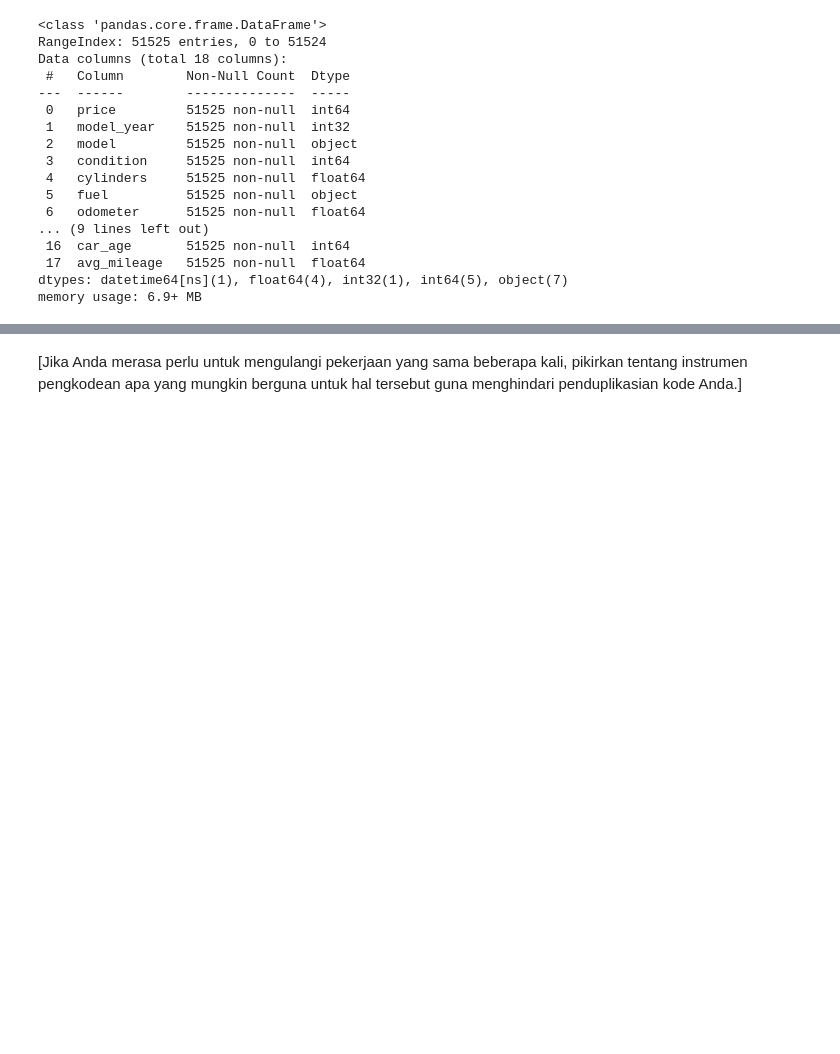
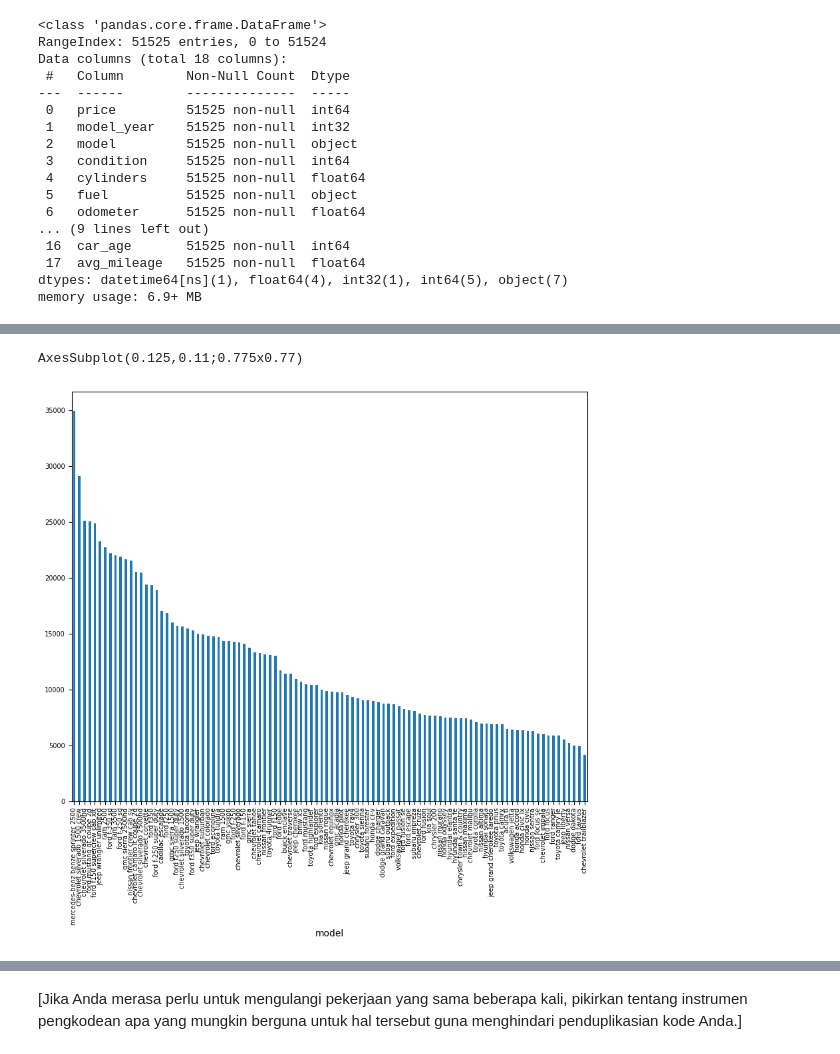
Before and after one commit to ShirotaT/DataAnalyst_Practicum, a Jupyter notebook: Project_3/57ec1497-8bd0-4989-ae0f-b3a815bc570b.ipynb, the cells around one changed output, grey strips where cells are left out. Saved outputs shown, nothing was run; the diff lists cells and outputs as text; code cells hidden in the pictures; blank space fills up the shorter version.

```diff
--- a/Project_3/57ec1497-8bd0-4989-ae0f-b3a815bc570b.ipynb
+++ b/Project_3/57ec1497-8bd0-4989-ae0f-b3a815bc570b.ipynb
@@ -525,0 +601,6 @@ data_new.sample(10)
+# %%
+model_stat = data_new.pivot_table(index='model', values='price')
+print(model_stat['price'].sort_values(ascending=False).plot(kind='bar', figsize=(10, 8), fontsize=7))
+# %% [output]
+AxesSubplot(0.125,0.11;0.775x0.77)
+[figure, added]
```
Also changed, not shown: parts of 17 cells of this notebook.
